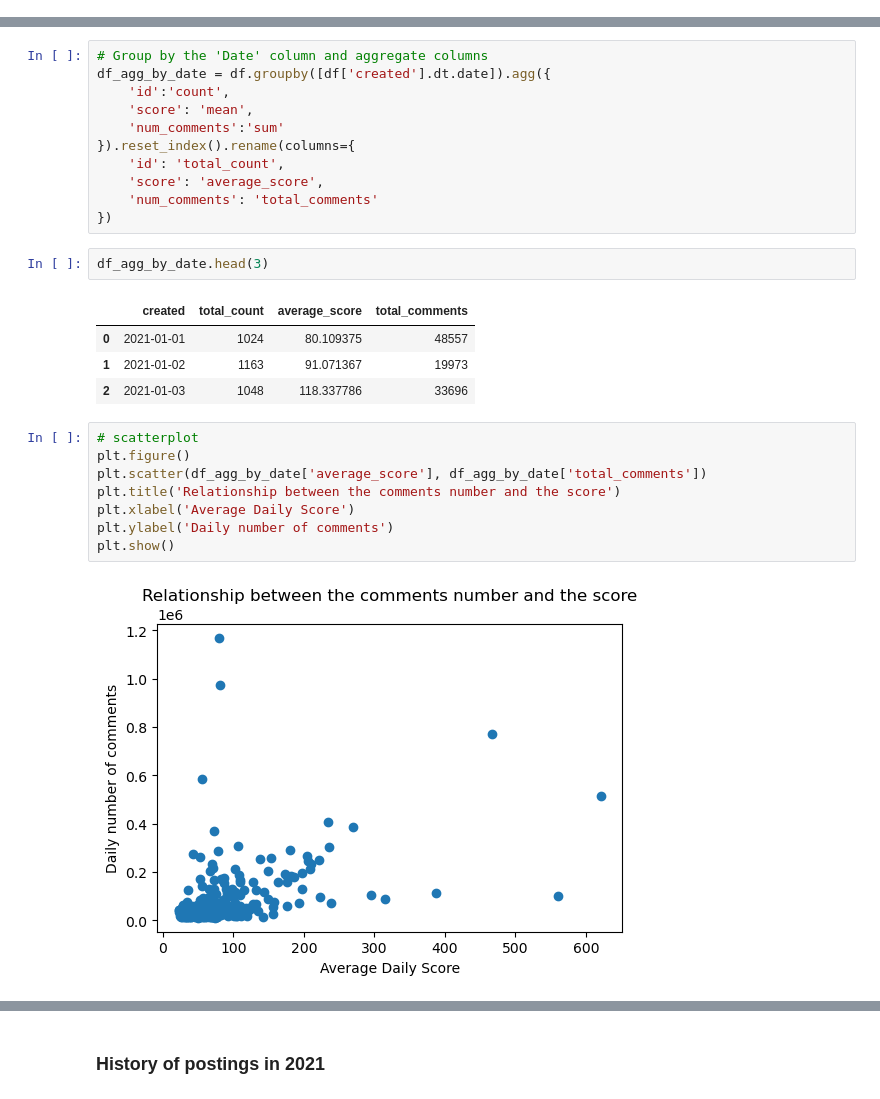
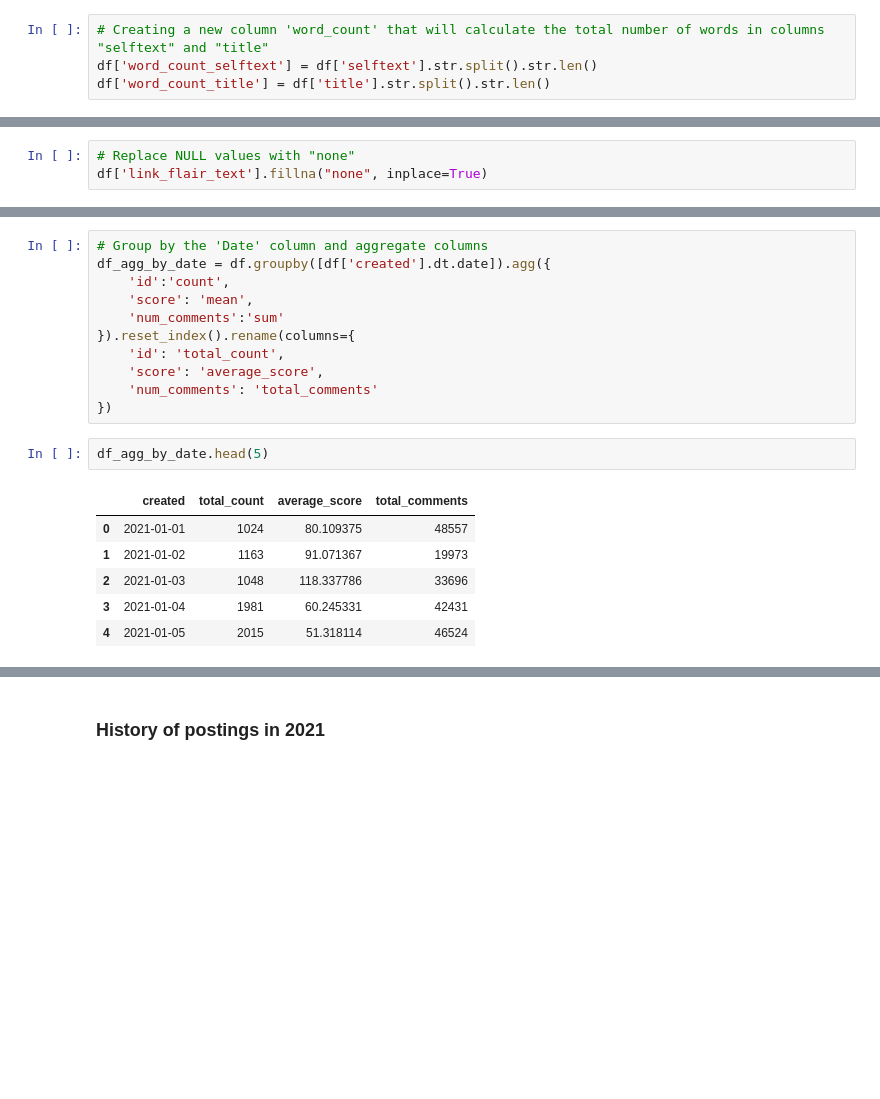
Before and after one commit to lusavkaedu/wallstreetbets, a Jupyter notebook: notebooks/01_data_loading_EDA.ipynb, the cells around one changed output, grey strips where cells are left out. Cells and saved outputs as stored; diff of their text form; blank space fills up the shorter version.

```diff
--- a/notebooks/01_data_loading_EDA.ipynb
+++ b/notebooks/01_data_loading_EDA.ipynb
@@ -216,0 +350,4 @@ df.describe().T.style.background_gradient(cmap='BuGn')
+# %%
+# Creating a new column 'word_count' that will calculate the total number of words in columns "selftext" and "title"
+df['word_count_selftext'] = df['selftext'].str.split().str.len()
+df['word_count_title'] = df['title'].str.split().str.len()
@@ -217,3 +458,6 @@ df.describe().T.style.background_gradient(cmap='BuGn')
+# %%
+# Replace NULL values with "none"
+df['link_flair_text'].fillna("none", inplace=True)
 # %% [markdown]
 ### Duplicates removal
 # %%
@@ -513,19 +617,11 @@ df_agg_by_date = df.groupby([df['created'].dt.date]).agg({
     'num_comments': 'total_comments'
 })
 # %%
-df_agg_by_date.head(3)
+df_agg_by_date.head(5)
 # %% [output]
 |  | created | total_count | average_score | total_comments |
 | 0 | 2021-01-01 | 1024 | 80.109375 | 48557 |
 | 1 | 2021-01-02 | 1163 | 91.071367 | 19973 |
 | 2 | 2021-01-03 | 1048 | 118.337786 | 33696 |
+| 3 | 2021-01-04 | 1981 | 60.245331 | 42431 |
+| 4 | 2021-01-05 | 2015 | 51.318114 | 46524 |
-# %%
-# scatterplot
-plt.figure()
-plt.scatter(df_agg_by_date['average_score'], df_agg_by_date['total_comments'])
-plt.title('Relationship between the comments number and the score')
-plt.xlabel('Average Daily Score')
-plt.ylabel('Daily number of comments')
-plt.show()
-# %% [output]
-[figure, removed]
```
Also changed, not shown: parts of 144 cells of this notebook.
